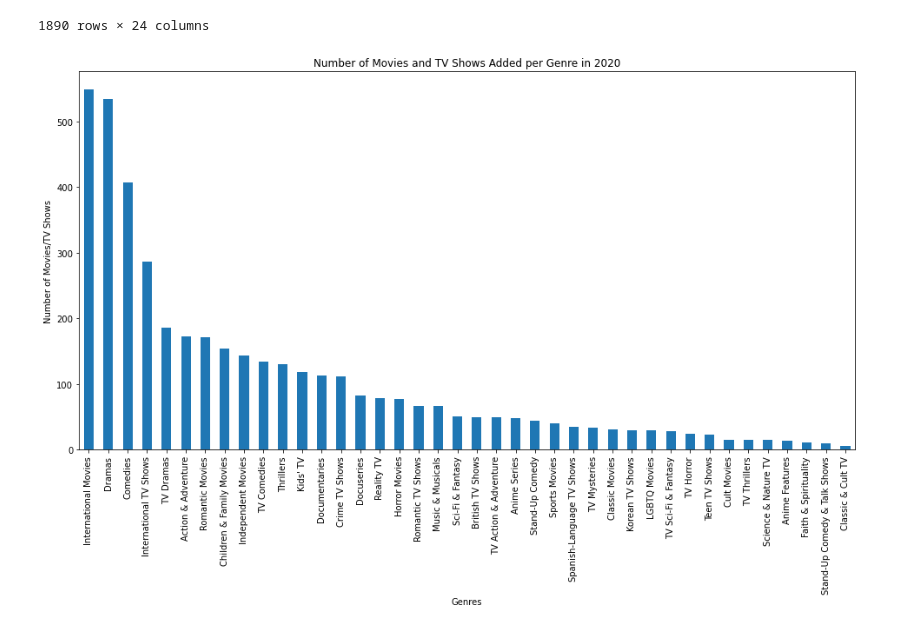
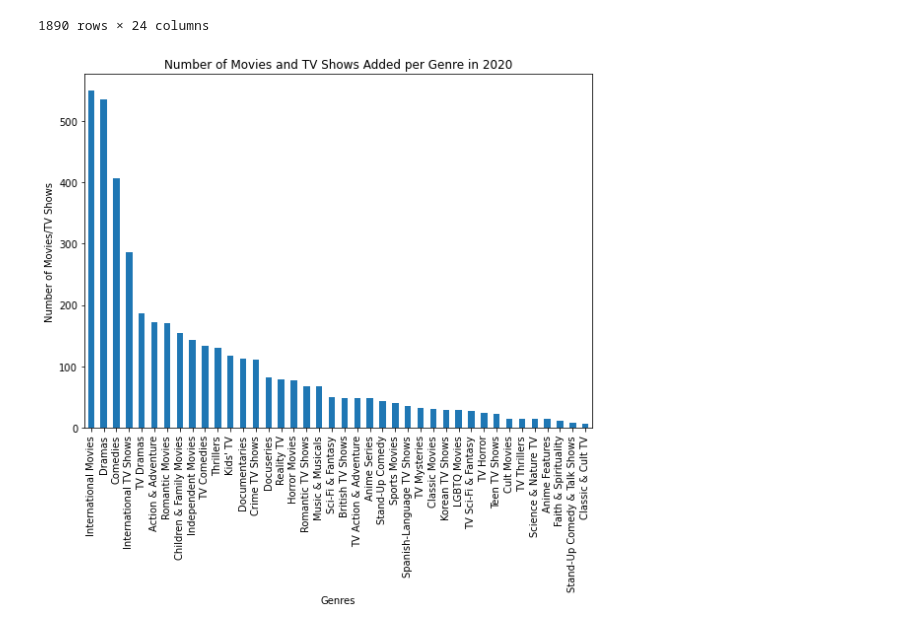
Before and after one commit to terrilvallikalam/Project1-TheFloorIsJava, a Jupyter notebook: Question 2.ipynb, the cells around one changed output. Cells and saved outputs as stored; diff of their text form; code cells hidden in the pictures.

```diff
--- a/Question 2.ipynb
+++ b/Question 2.ipynb
@@ -194,11 +194,12 @@ Genre = netflix_2020.Genre.str.get_dummies(sep=', ').sum().sort_values(ascending
 top_40 = Genre.head(40)
 # %%
 # Create bar chart
-top_40.plot(kind = "bar", figsize = (16,8))
+top_40.plot(kind = "bar", figsize = (8,8))
 plt.title("Number of Movies and TV Shows Added per Genre in 2020")
 plt.xlabel("Genres")
 plt.ylabel("Number of Movies/TV Shows")
 plt.savefig("Images/Number of Movies and TV Shows Added per Genre in 2020.png")
+plt.tight_layout()
 plt.show()
 # %% [output]
-[figure, old version]
+[figure, new version]
```
Also changed, not shown: 1 other file.
